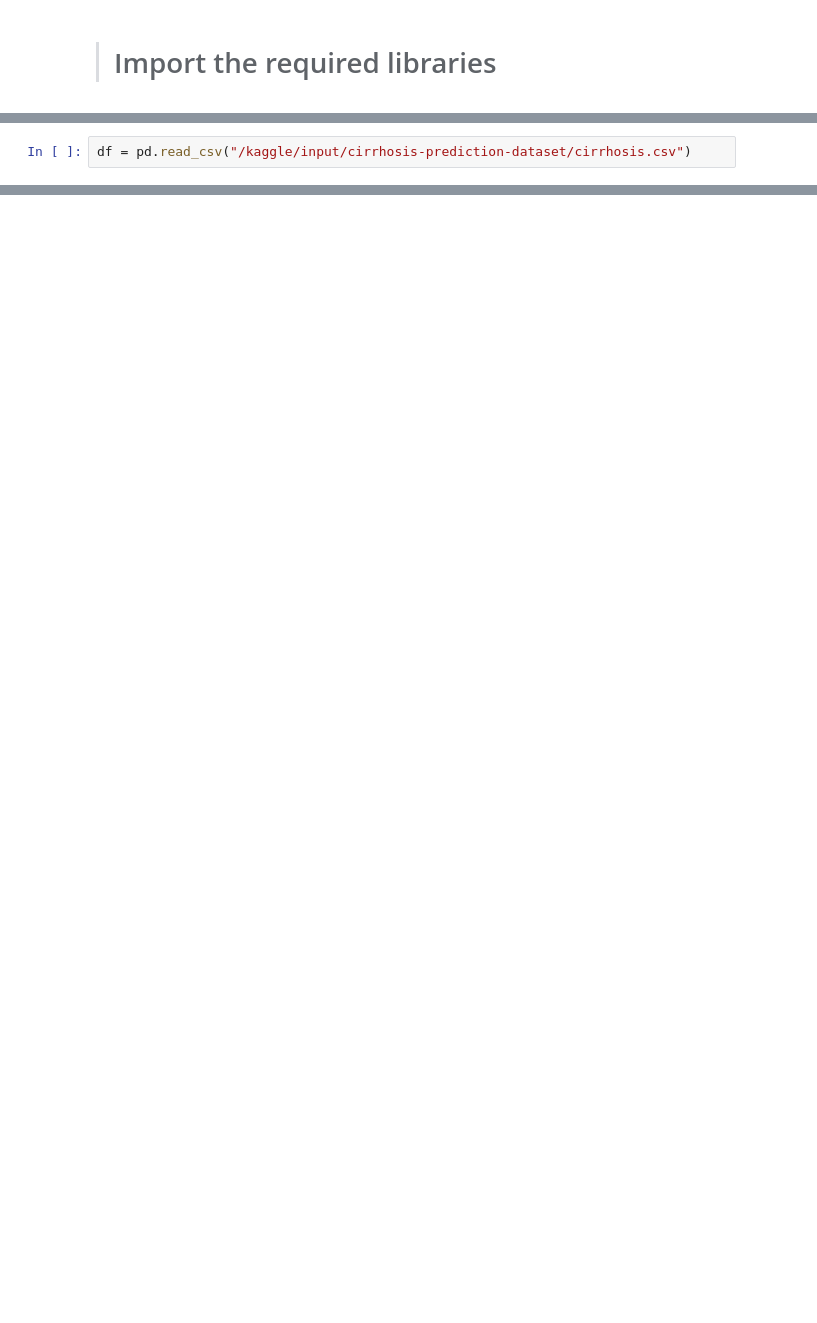
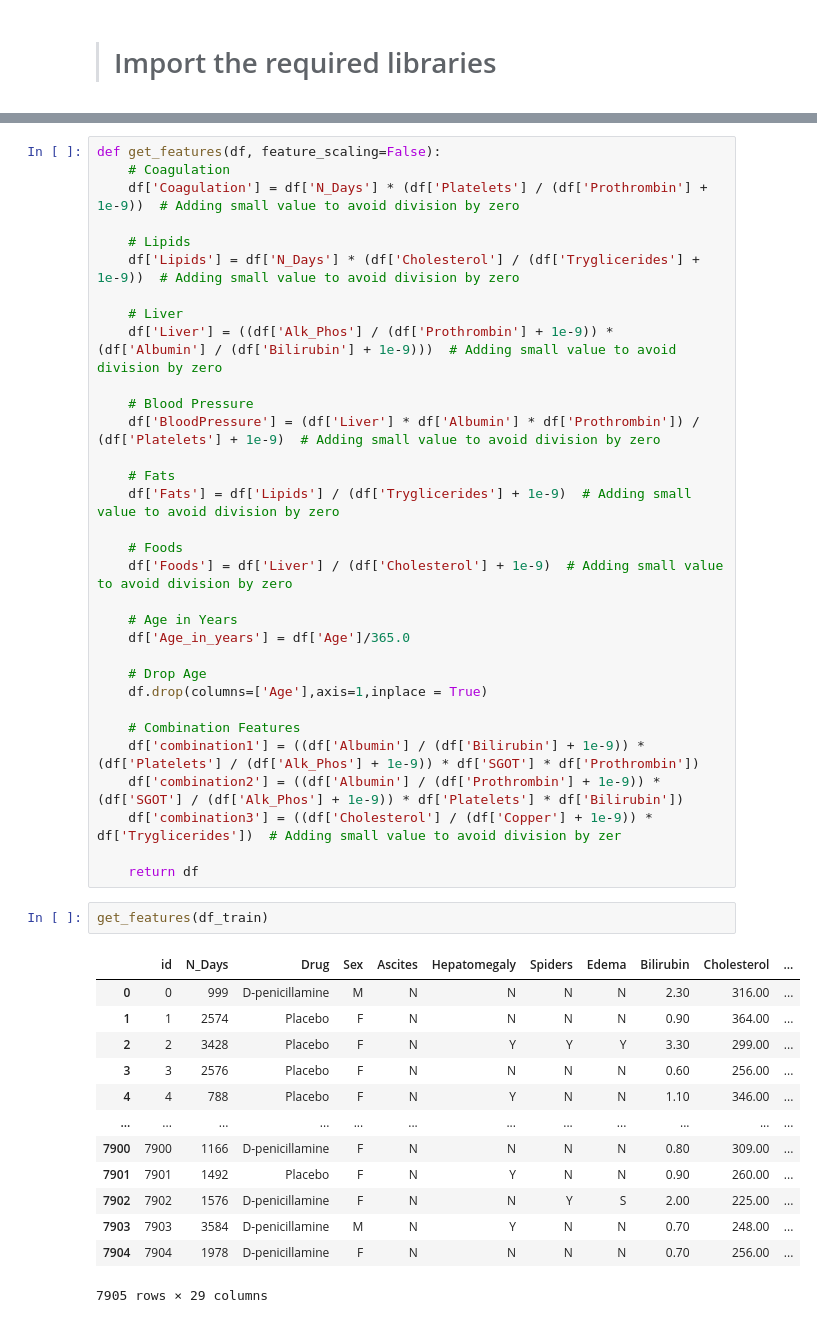
Before and after one commit to aayushs7ha/Kaggle, a Jupyter notebook: cirrhosis-patient-survival-prediction.ipynb, the cells around one changed output, grey strips where cells are left out. Cells and saved outputs as stored; diff of their text form; blank space fills up the shorter version.

```diff
--- a/cirrhosis-patient-survival-prediction.ipynb
+++ b/cirrhosis-patient-survival-prediction.ipynb
@@ -75,2 +7,0 @@ dataDictionary
-# %%
-df = pd.read_csv("/kaggle/input/cirrhosis-prediction-dataset/cirrhosis.csv")
@@ -163,0 +475,48 @@ duplicate_rows_count:
+# %%
+def get_features(df, feature_scaling=False):
+    # Coagulation
+    df['Coagulation'] = df['N_Days'] * (df['Platelets'] / (df['Prothrombin'] + 1e-9))  # Adding small value to avoid division by zero
+
+    # Lipids
+    df['Lipids'] = df['N_Days'] * (df['Cholesterol'] / (df['Tryglicerides'] + 1e-9))  # Adding small value to avoid division by zero
+
+    # Liver
+    df['Liver'] = ((df['Alk_Phos'] / (df['Prothrombin'] + 1e-9)) * (df['Albumin'] / (df['Bilirubin'] + 1e-9)))  # Adding small value to avoid division by zero
+
+    # Blood Pressure
+    df['BloodPressure'] = (df['Liver'] * df['Albumin'] * df['Prothrombin']) / (df['Platelets'] + 1e-9)  # Adding small value to avoid division by zero
+
+    # Fats
+    df['Fats'] = df['Lipids'] / (df['Tryglicerides'] + 1e-9)  # Adding small value to avoid division by zero
+
+    # Foods
+    df['Foods'] = df['Liver'] / (df['Cholesterol'] + 1e-9)  # Adding small value to avoid division by zero
+
+    # Age in Years
+    df['Age_in_years'] = df['Age']/365.0
+
+    # Drop Age
+    df.drop(columns=['Age'],axis=1,inplace = True)
+
+    # Combination Features
+    df['combination1'] = ((df['Albumin'] / (df['Bilirubin'] + 1e-9)) * (df['Platelets'] / (df['Alk_Phos'] + 1e-9)) * df['SGOT'] * df['Prothrombin'])
+    df['combination2'] = ((df['Albumin'] / (df['Prothrombin'] + 1e-9)) * (df['SGOT'] / (df['Alk_Phos'] + 1e-9)) * df['Platelets'] * df['Bilirubin'])
+    df['combination3'] = ((df['Cholesterol'] / (df['Copper'] + 1e-9)) * df['Tryglicerides'])  # Adding small value to avoid division by zer
+
+    return df
+# %%
+get_features(df_train)
+# %% [output]
+|  | id | N_Days | Drug | Sex | Ascites | Hepatomegaly | Spiders | Edema | Bilirubin | Cholesterol | ... |
+| 0 | 0 | 999 | D-penicillamine | M | N | N | N | N | 2.30 | 316.00 | ... |
+| 1 | 1 | 2574 | Placebo | F | N | N | N | N | 0.90 | 364.00 | ... |
+| 2 | 2 | 3428 | Placebo | F | N | Y | Y | Y | 3.30 | 299.00 | ... |
+| 3 | 3 | 2576 | Placebo | F | N | N | N | N | 0.60 | 256.00 | ... |
+| 4 | 4 | 788 | Placebo | F | N | Y | N | N | 1.10 | 346.00 | ... |
+| ... | ... | ... | ... | ... | ... | ... | ... | ... | ... | ... | ... |
+| 7900 | 7900 | 1166 | D-penicillamine | F | N | N | N | N | 0.80 | 309.00 | ... |
+| 7901 | 7901 | 1492 | Placebo | F | N | Y | N | N | 0.90 | 260.00 | ... |
+| 7902 | 7902 | 1576 | D-penicillamine | F | N | N | Y | S | 2.00 | 225.00 | ... |
+| 7903 | 7903 | 3584 | D-penicillamine | M | N | Y | N | N | 0.70 | 248.00 | ... |
+| 7904 | 7904 | 1978 | D-penicillamine | F | N | N | N | N | 0.70 | 256.00 | ... |
+7905 rows × 29 columns
```
Also changed, not shown: parts of 62 cells of this notebook.
